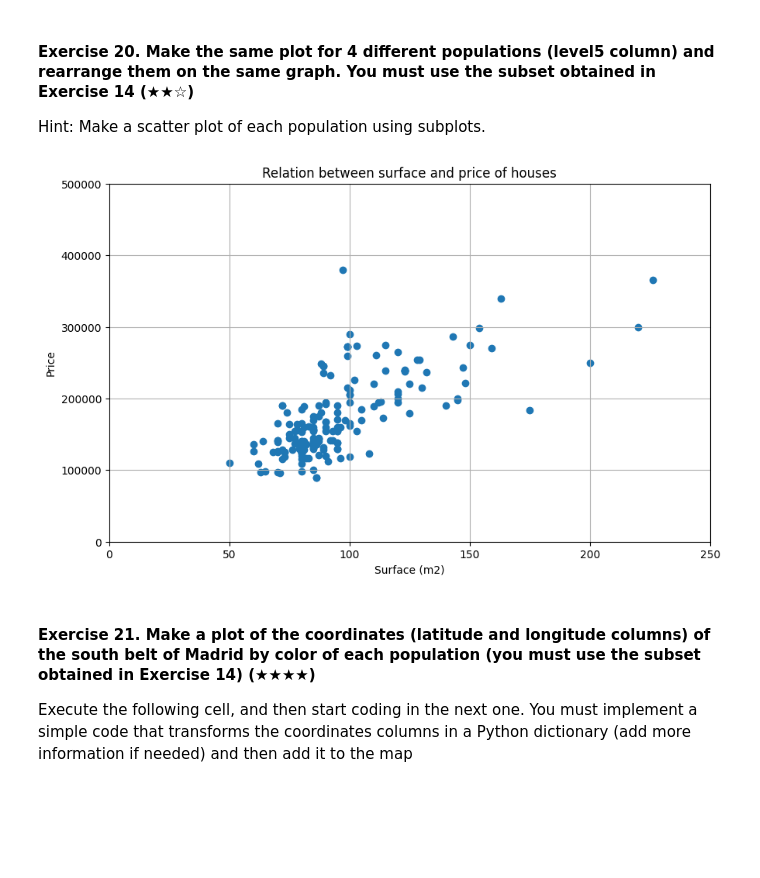
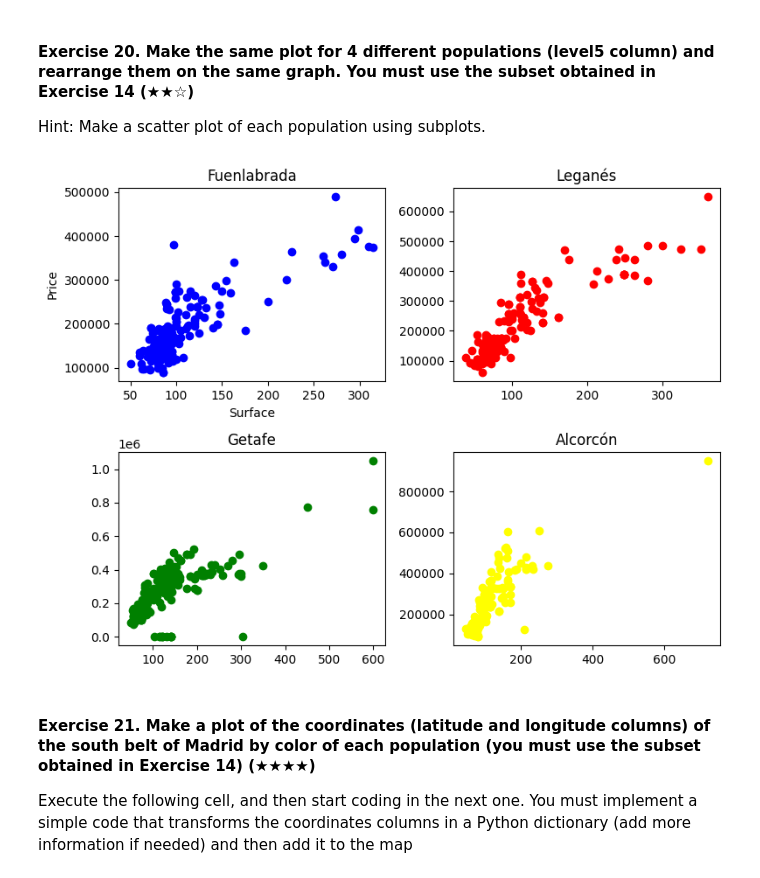
Before and after one commit to remelop03/realestate-datacleanup-exercise, a Jupyter notebook: project.ipynb, the cells around one changed output. Saved outputs shown, nothing was run; the diff lists cells and outputs as text; code cells hidden in the pictures; blank space fills up the shorter version.

```diff
--- a/project.ipynb
+++ b/project.ipynb
@@ -455,19 +452,47 @@ Hint: Make a scatter plot of each population using subplots.
 # %%
 # TODO
 
-plt.figure(figsize=(10, 6))
-plt.scatter(data_F['surface'], data_F['price'])
-plt.xlabel('Surface (m2)')
-plt.ylabel('Price')
-plt.title('Relation between surface and price of houses')
-plt.grid(True)
+# Creating the subplots using above data
+fig, axis = plt.subplots(2, 2, figsize = (8, 6))
 
-plt.xlim(0,250)
-plt.ylim(0,500000)
+# Population Fuenlabrada
+axis[0, 0].scatter(data_F['surface'], data_F['price'],c ="blue")
+axis[0, 0].set_title("Fuenlabrada")
+axis[0, 0].set_xlabel('Surface')
+axis[0, 0].set_ylabel('Price')
+#axis[0, 0].legend()
 
+# Population Leganés
+axis[0, 1].scatter(data_L['surface'], data_L['price'],c="red")
+axis[0, 1].set_title("Leganés")
+axis[0, 0].set_xlabel('Surface')
+axis[0, 0].set_ylabel('Price')
+#axis[0, 0].legend()
+
+# Population Getafe
+axis[1, 0].scatter(data_G['surface'], data_G['price'],c="green")
+axis[1, 0].set_title("Getafe")
+axis[0, 0].set_xlabel('Surface')
+axis[0, 0].set_ylabel('Price')
+#axis[0, 0].legend()
+
+# Population Alcorcón
+axis[1, 1].scatter(data_A['surface'], data_A['price'],c="yellow")
+axis[1, 1].set_title("Alcorcón")
+axis[0, 0].set_xlabel('Surface')
+axis[0, 0].set_ylabel('Price')
+#axis[0, 0].legend()
+
+# To remove the empty subplot
+#fig.delaxes(axis[1, 1])
+# for adjusting the space between subplots
+plt.tight_layout()
+# Displaying all plots
+
+# Combine all the operations and display
 plt.show()
 # %% [output]
-[figure, old version]
+[figure, new version]
 # %% [markdown]
 #### Exercise 21. Make a plot of the coordinates (latitude and longitude columns) of the south belt of Madrid by color of each population (you must use the subset obtained in Exercise 14) (★★★★)
 
```
Also changed, not shown: parts of 1 cell of this notebook.
